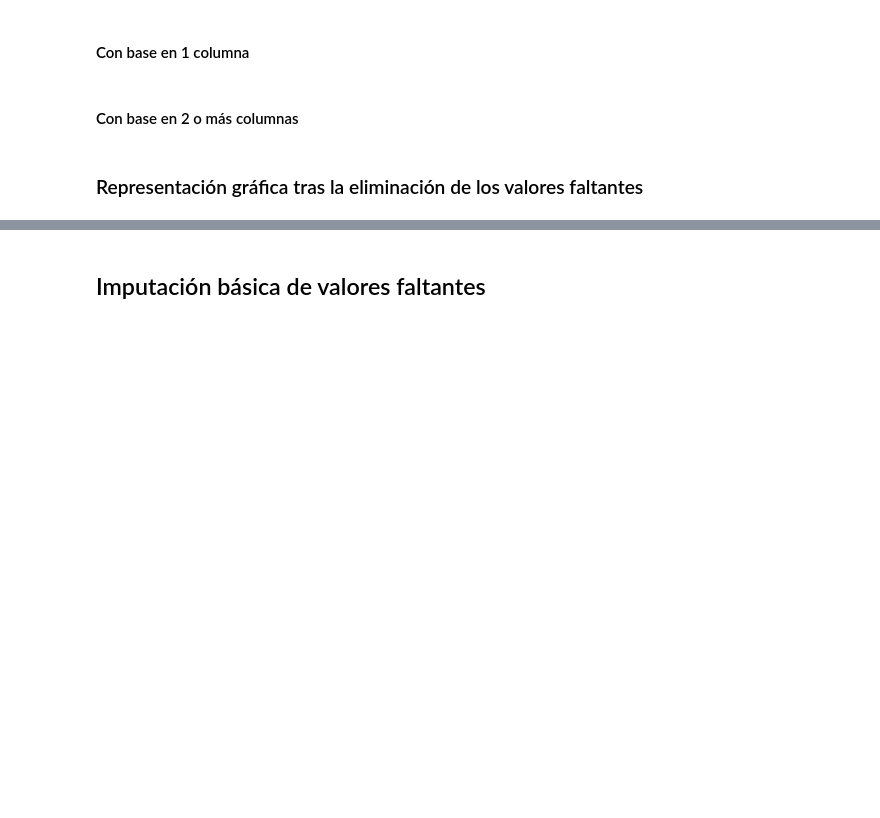
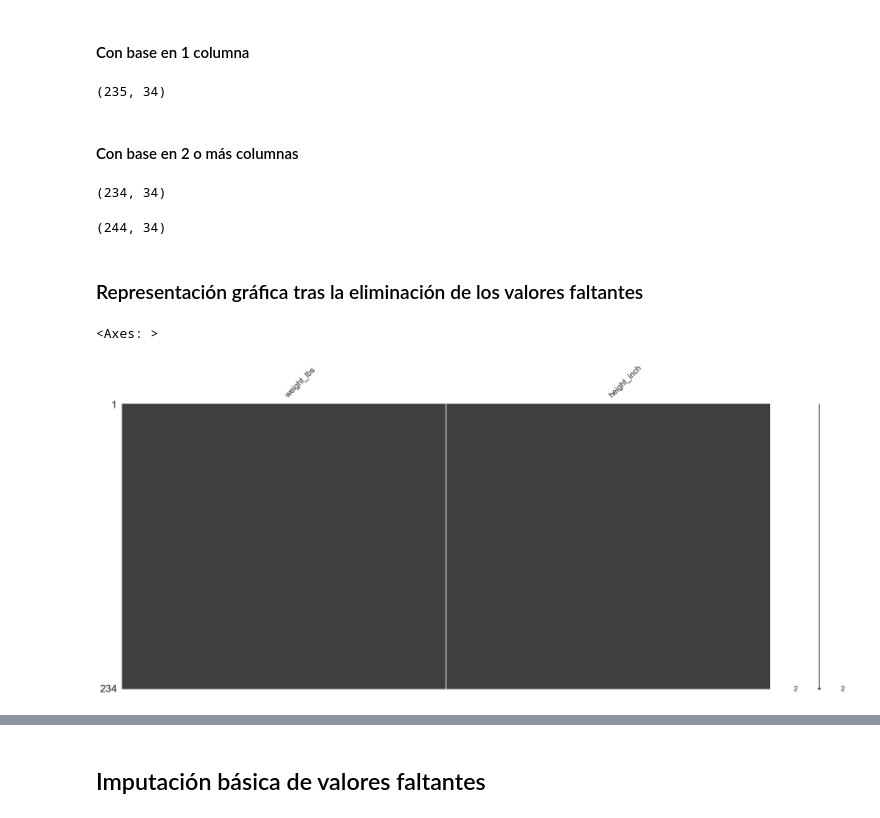
Before and after one commit to Horaciomb/ManejoDatosFaltantes-Detecci-n-y-Exploraci-n, a Jupyter notebook: live-exploration-missing-values.ipynb, the cells around one changed output, grey strips where cells are left out. Cells and saved outputs as stored; diff of their text form; code cells hidden in the pictures; blank space fills up the shorter version.

```diff
--- a/live-exploration-missing-values.ipynb
+++ b/live-exploration-missing-values.ipynb
@@ -984,7 +984,36 @@ np.float64(nan)
 ### _Listwise Deletion or Complete Case_ (Eliminación por lista o caso completo)
 # %% [markdown]
 #### Con base en 1 columna
+# %%
+riskfactors_df.dropna(
+    subset=["weight_lbs"],
+    how="any"
+).shape
+# %% [output]
+(235, 34)
 # %% [markdown]
 #### Con base en 2 o más columnas
+# %%
+riskfactors_df.dropna(
+    subset=["weight_lbs","height_inch"],
+    how="any"
+).shape
+# %% [output]
+(234, 34)
+# %%
+riskfactors_df.dropna(
+    subset=["weight_lbs","height_inch"],
+    how="all"
+).shape
+# %% [output]
+(244, 34)
 # %% [markdown]
 ### Representación gráfica tras la eliminación de los valores faltantes
+# %%
+riskfactors_df.dropna(
+    subset=["weight_lbs","height_inch"],
+    how="any"
+).select_columns(["weight_lbs","height_inch"]).pipe(missingno.matrix)
+# %% [output]
+<Axes: >
+[figure, added]
```
Also changed, not shown: parts of 1 cell of this notebook.
